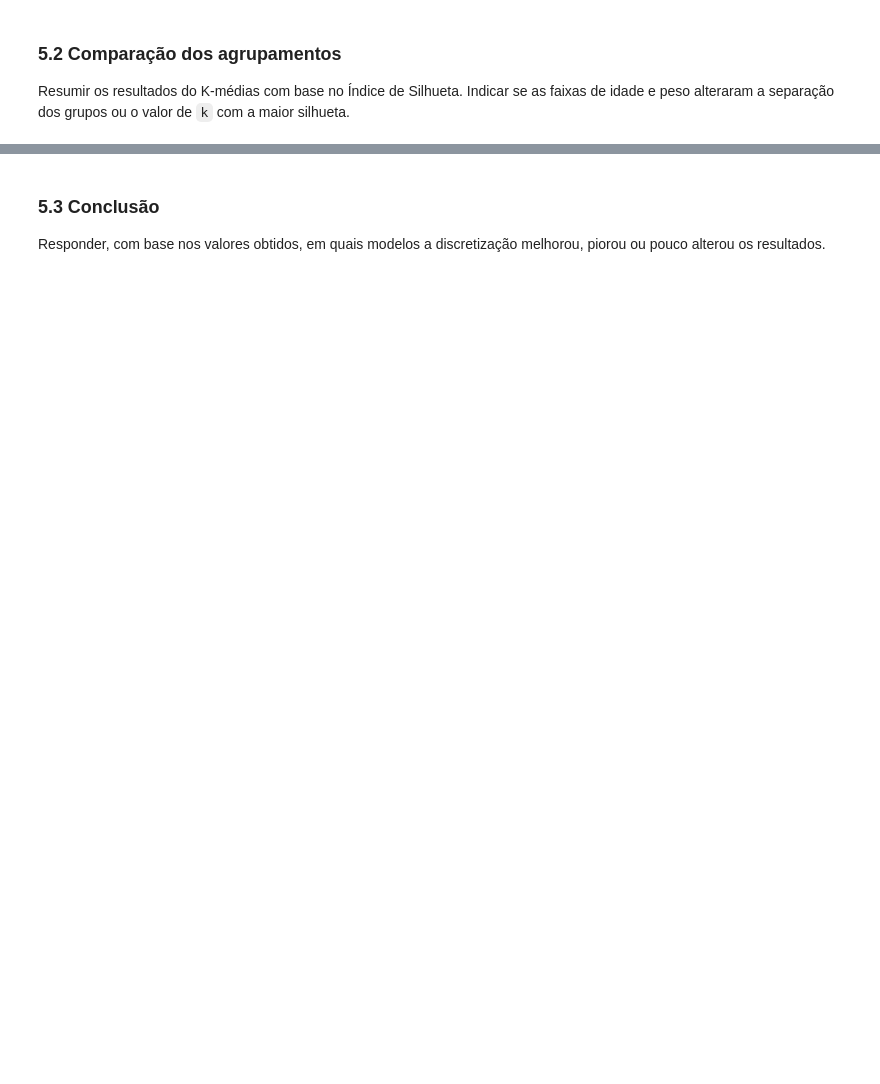
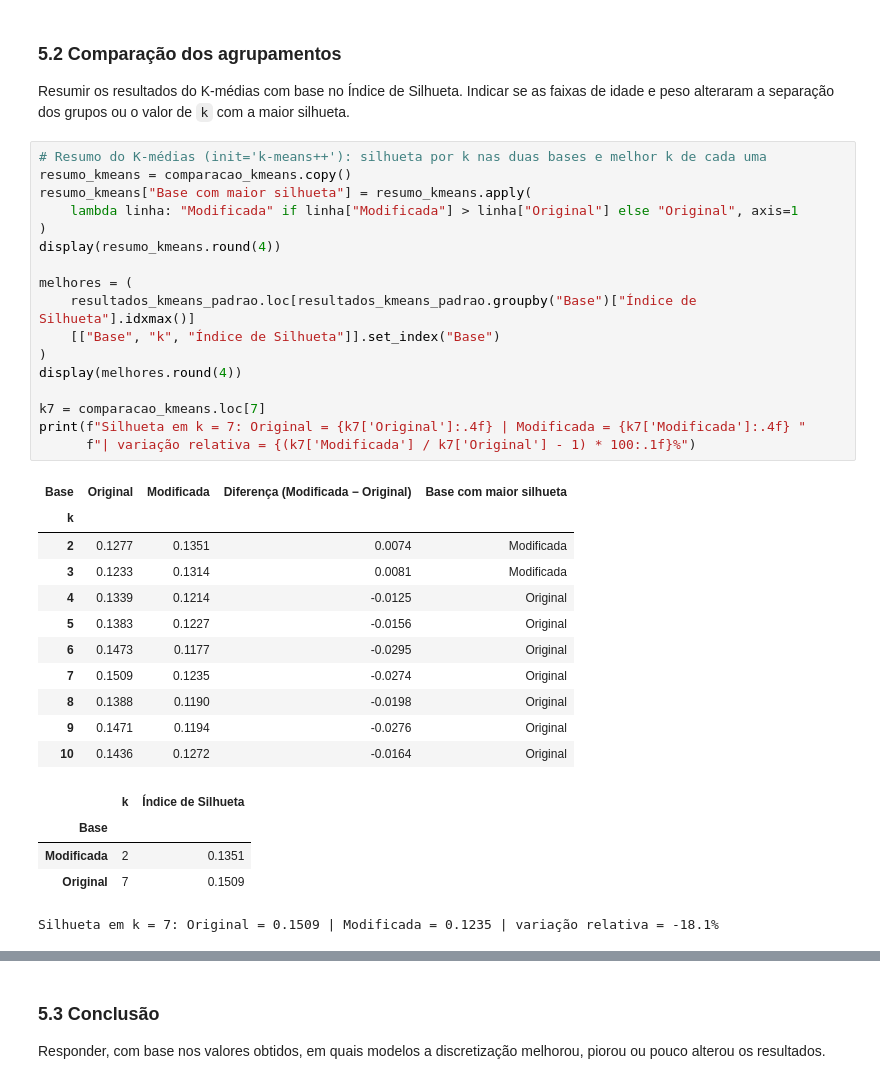
Before and after one commit to giovanasilverio/XMCO01-trabalho, a Jupyter notebook: trabalho.ipynb, the cells around one changed output, grey strips where cells are left out. Saved outputs shown, nothing was run; the diff lists cells and outputs as text; blank space fills up the shorter version.

```diff
--- a/trabalho.ipynb
+++ b/trabalho.ipynb
@@ -966,3 +1029,37 @@ destacar as principais diferenças entre os classificadores.
 Resumir os resultados do K-médias com base no Índice de Silhueta. Indicar
 se as faixas de idade e peso alteraram a separação dos grupos ou o valor
 de `k` com a maior silhueta.
+# %%
+# Resumo do K-médias (init='k-means++'): silhueta por k nas duas bases e melhor k de cada uma
+resumo_kmeans = comparacao_kmeans.copy()
+resumo_kmeans["Base com maior silhueta"] = resumo_kmeans.apply(
+    lambda linha: "Modificada" if linha["Modificada"] > linha["Original"] else "Original", axis=1
+)
+display(resumo_kmeans.round(4))
+
+melhores = (
+    resultados_kmeans_padrao.loc[resultados_kmeans_padrao.groupby("Base")["Índice de Silhueta"].idxmax()]
+    [["Base", "k", "Índice de Silhueta"]].set_index("Base")
+)
+display(melhores.round(4))
+
+k7 = comparacao_kmeans.loc[7]
+print(f"Silhueta em k = 7: Original = {k7['Original']:.4f} | Modificada = {k7['Modificada']:.4f} "
+      f"| variação relativa = {(k7['Modificada'] / k7['Original'] - 1) * 100:.1f}%")
+# %% [output]
+| Base | Original | Modificada | Diferença (Modificada − Original) | Base com maior silhueta |
+| k |  |  |  |  |
+| 2 | 0.1277 | 0.1351 | 0.0074 | Modificada |
+| 3 | 0.1233 | 0.1314 | 0.0081 | Modificada |
+| 4 | 0.1339 | 0.1214 | -0.0125 | Original |
+| 5 | 0.1383 | 0.1227 | -0.0156 | Original |
+| 6 | 0.1473 | 0.1177 | -0.0295 | Original |
+| 7 | 0.1509 | 0.1235 | -0.0274 | Original |
+| 8 | 0.1388 | 0.1190 | -0.0198 | Original |
+| 9 | 0.1471 | 0.1194 | -0.0276 | Original |
+| 10 | 0.1436 | 0.1272 | -0.0164 | Original |
+|  | k | Índice de Silhueta |
+| Base |  |  |
+| Modificada | 2 | 0.1351 |
+| Original | 7 | 0.1509 |
+Silhueta em k = 7: Original = 0.1509 | Modificada = 0.1235 | variação relativa = -18.1%
```
Also changed, not shown: parts of 6 cells of this notebook.
